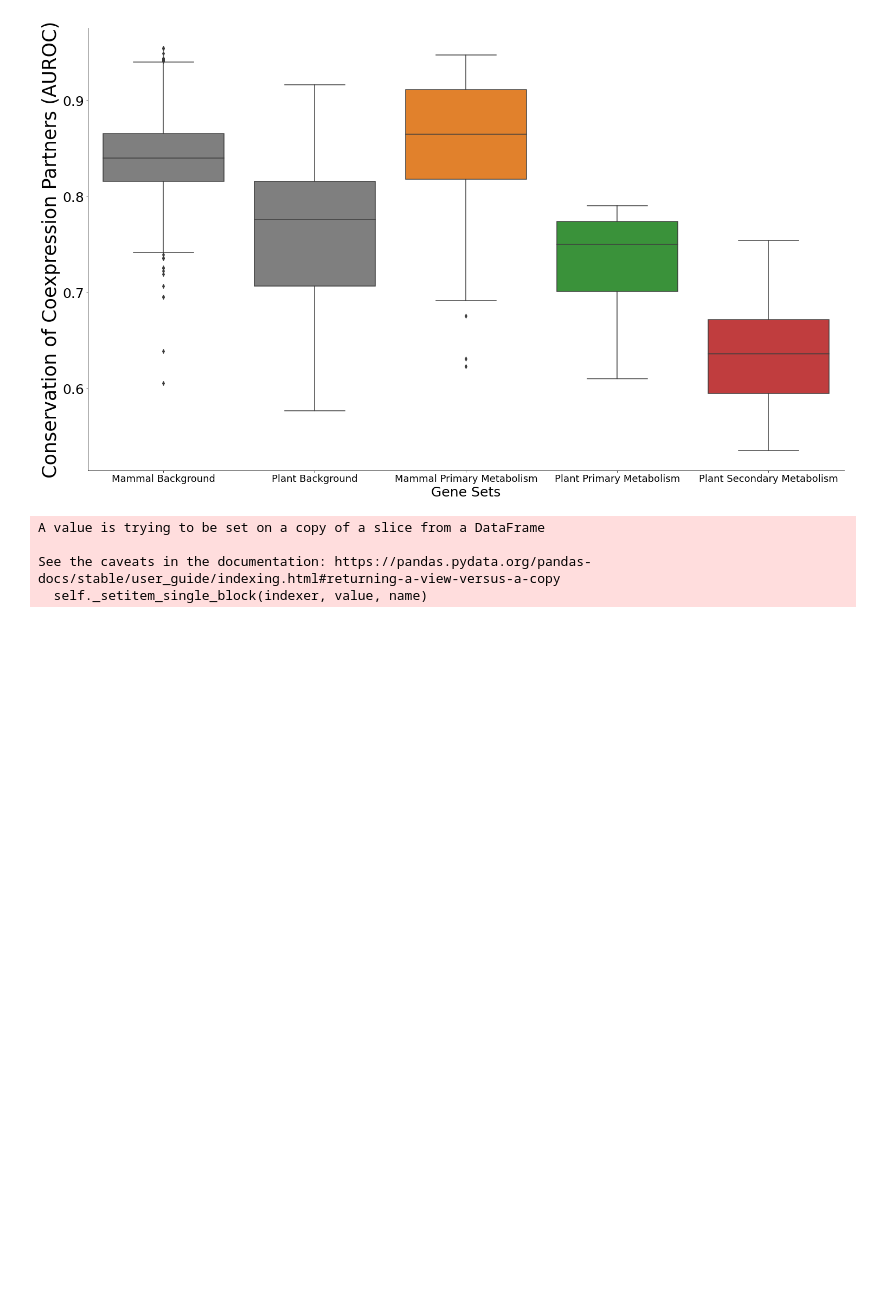
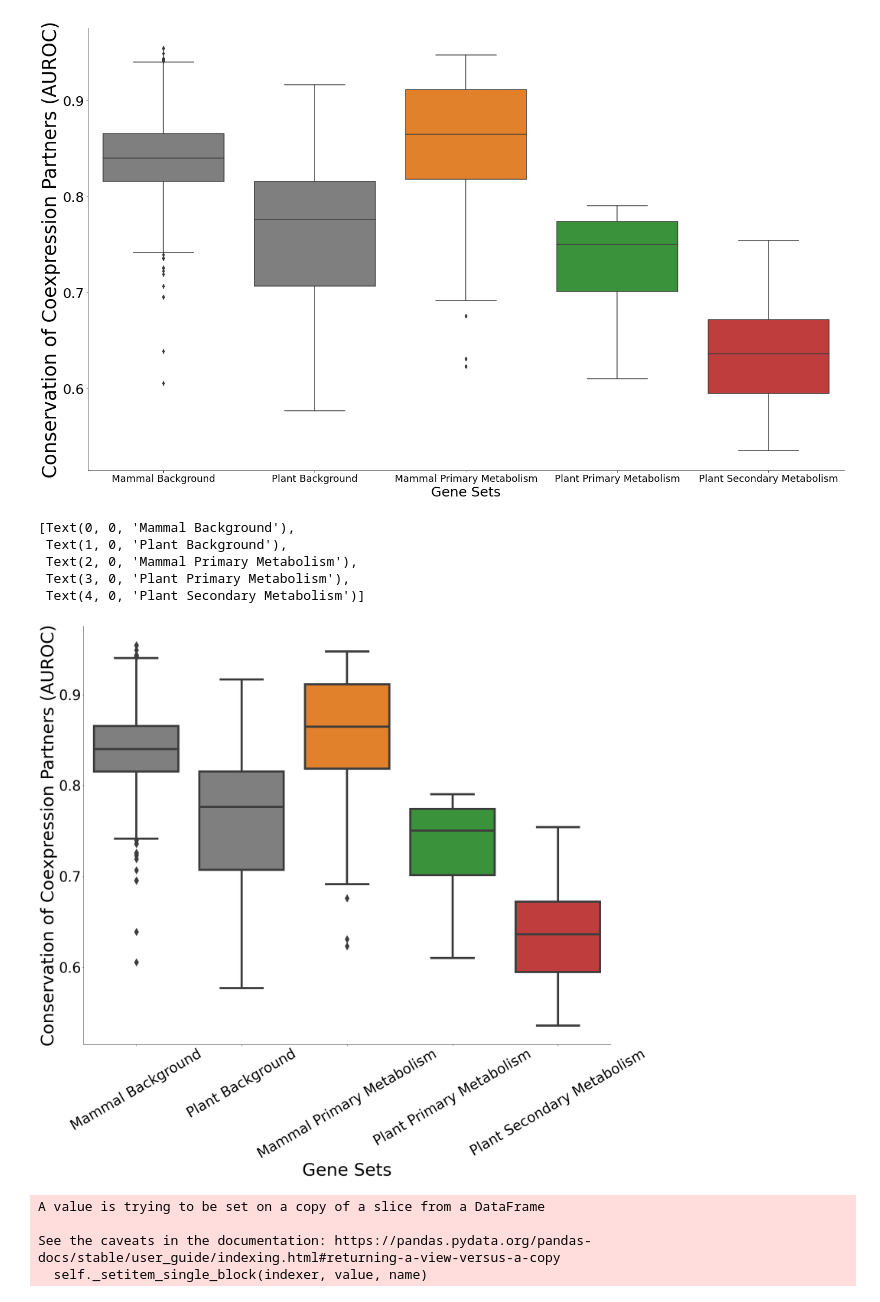
Before and after one commit to mikepassal/Metabolics_analysis, a Jupyter notebook: human_primary_metabolism_analysis.ipynb, the cells around one changed output. Drawn from its saved outputs; the diff is of its cells as text; code cells hidden in the pictures; blank space fills up the shorter version.

```diff
--- a/human_primary_metabolism_analysis.ipynb
+++ b/human_primary_metabolism_analysis.ipynb
@@ -649,6 +649,28 @@ ax.set_xticklabels(labels = ['Mammal Background','Plant Background','Mammal Prim
  Text(3, 0, 'Plant Primary Metabolism'),
  Text(4, 0, 'Plant Secondary Metabolism')]
 [figure]
+# %%
+fig, ax = plt.subplots(figsize = (27,22))
+fig.patch.set_facecolor('white')
+sns.boxplot(data = combined_species_groups.loc[combined_species_groups['Avg EGAD']>.75], x = 'Annotation',y = 'Avg FC',order =['Mammal None','Plant None','Mammal Primary Metabolism','Plant Primary Metabolism', 'Secondary Metabolism'], palette = ['tab:gray','tab:gray','tab:orange','tab:green', 'tab:red'], linewidth = 6, fliersize = 15)
+plt.ylabel("Conservation of Coexpression Partners (AUROC)", fontsize = 50)
+plt.xlabel("Gene Sets", fontsize = 50)
+sns.despine()
+
+ax.spines["bottom"].set_color("black")
+ax.spines["left"].set_color("black")
+#plt.title("Primary Metabolism Among Plants is Less Conserved than Primary Metabolism Among Mammals,  \n Even Relative to Background Conservation", fontsize = 25)
+plt.xticks(fontsize = 40, rotation = 30)
+plt.yticks(fontsize = 40)
+ax.set_xticklabels(labels = ['Mammal Background','Plant Background','Mammal Primary Metabolism', 'Plant Primary Metabolism', 'Plant Secondary Metabolism'])
+#plt.savefig('/home/passala/Gene_duplication_project/Code/Whole_genome_comparison_code/Metabolics_analysis/Figures/Poster_figure_metabolism.png',transparent=True,bbox_inches="tight")
+# %% [output]
+[Text(0, 0, 'Mammal Background'),
+ Text(1, 0, 'Plant Background'),
+ Text(2, 0, 'Mammal Primary Metabolism'),
+ Text(3, 0, 'Plant Primary Metabolism'),
+ Text(4, 0, 'Plant Secondary Metabolism')]
+[figure, added]
 # %%
 nested_grouping_species_groups = combined_species_groups.copy()
 nested_grouping_species_groups['Annotation'].loc[nested_grouping_species_groups['Annotation'] == 'Mammal None'] = "Background"
```
